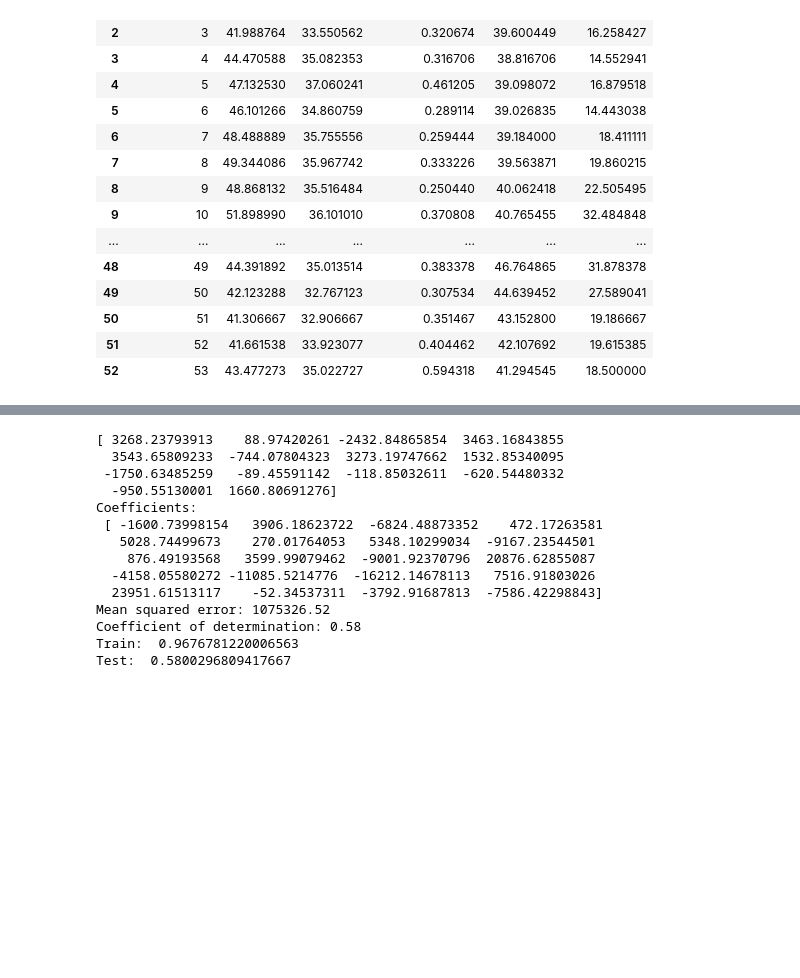
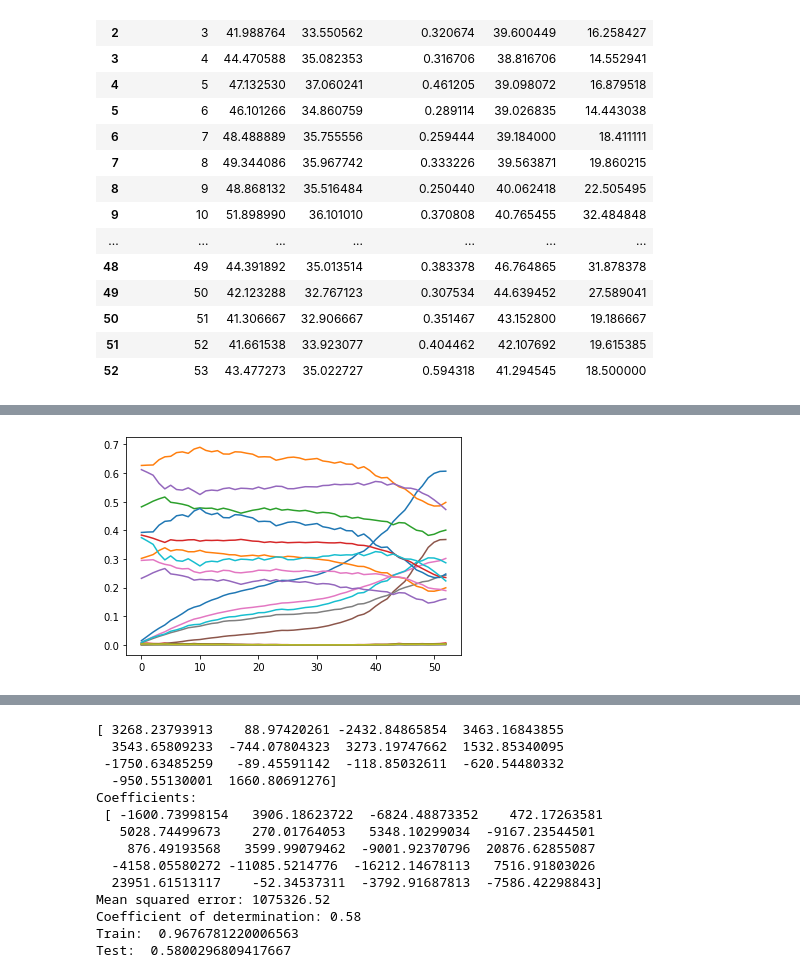
Before and after one commit to mthalken/fish_count, a Jupyter notebook: Notebooks/poly_regression_&_scaling.ipynb, the cells around one changed output, grey strips where cells are left out. Drawn from its saved outputs; the diff is of its cells as text; code cells hidden in the pictures; blank space fills up the shorter version.

```diff
--- a/Notebooks/poly_regression_&_scaling.ipynb
+++ b/Notebooks/poly_regression_&_scaling.ipynb
@@ -92,0 +136,5 @@ Test:  0.5800296809424293
+# %%
+plt.plot(poly_features)
+plt.show()
+# %% [output]
+[figure, added]
```
Also changed, not shown: parts of 7 cells of this notebook, 4 other files.
